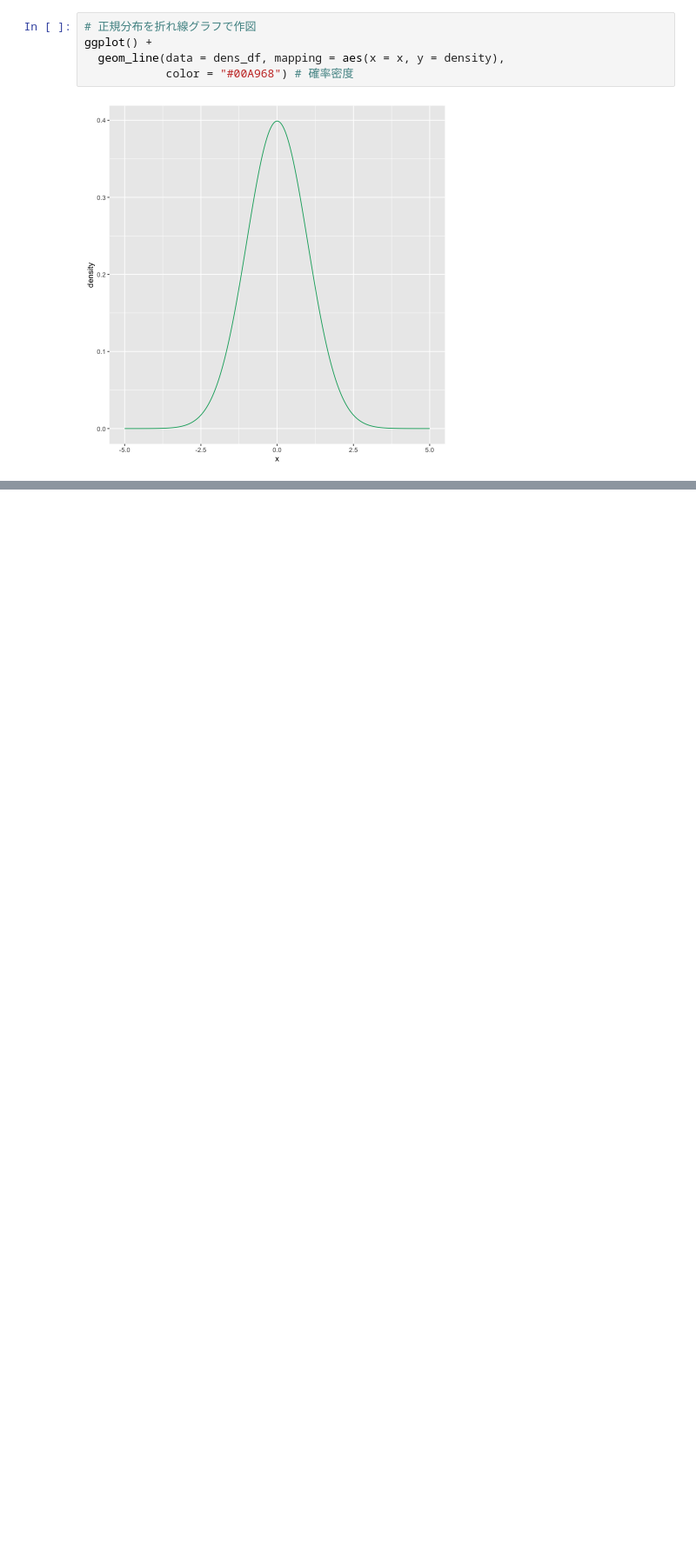
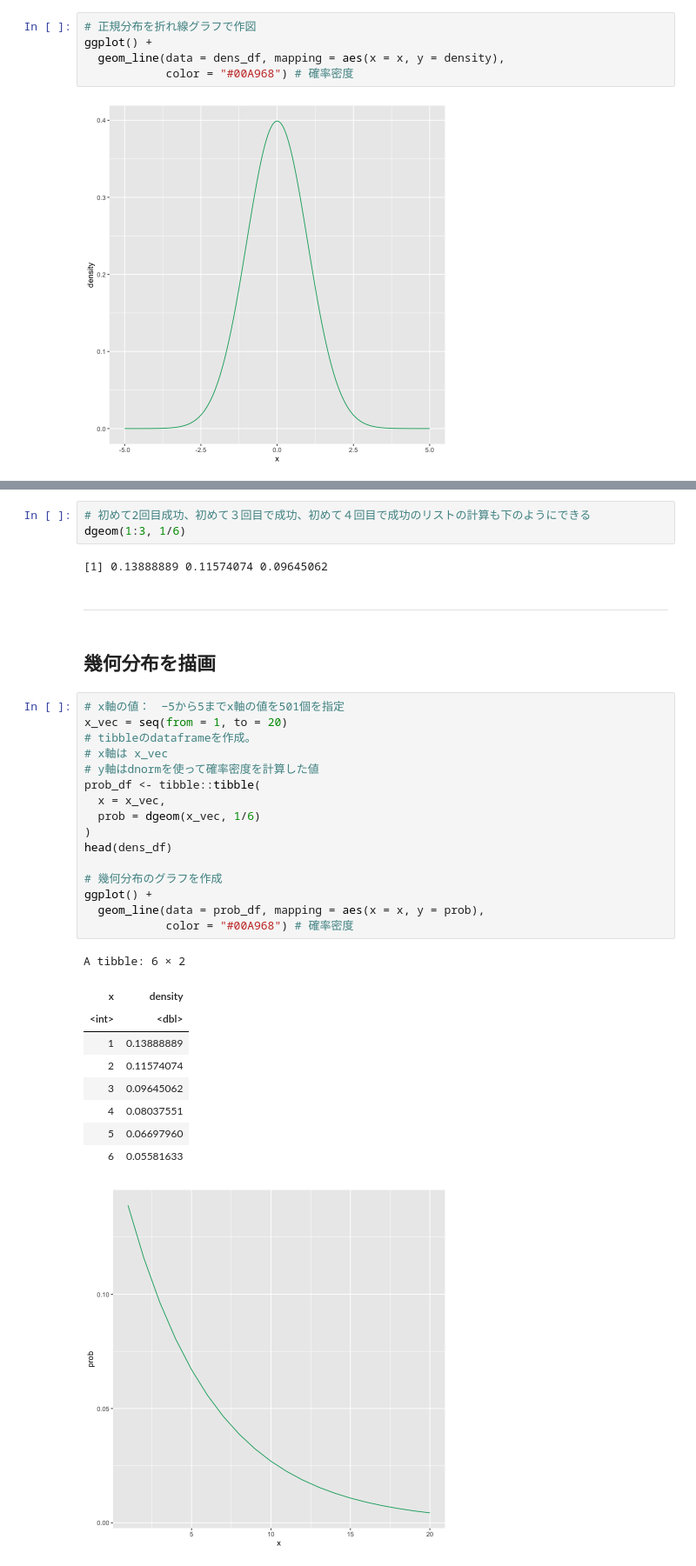
Before and after one commit to wang-zhijun/learn-statistics, a Jupyter notebook: learn-r.ipynb, the cells around one changed output, grey strips where cells are left out. Shown at 87% size. Saved outputs shown, nothing was run; the diff lists cells and outputs as text; blank space fills up the shorter version.

```diff
--- a/learn-r.ipynb
+++ b/learn-r.ipynb
@@ -513,0 +534,36 @@ mean(x_vec)
+# %%
+# 初めて2回目成功、初めて３回目で成功、初めて４回目で成功のリストの計算も下のようにできる
+dgeom(1:3, 1/6)
+# %% [output]
+[1] 0.13888889 0.11574074 0.09645062
+# %% [markdown]
+---
+# %% [markdown]
+## 幾何分布を描画
+# %%
+# x軸の値：　−5から5までx軸の値を501個を指定
+x_vec = seq(from = 1, to = 20)
+# tibbleのdataframeを作成。
+# x軸は x_vec
+# y軸はdnormを使って確率密度を計算した値
+prob_df <- tibble::tibble(
+  x = x_vec,
+  prob = dgeom(x_vec, 1/6)
+)
+head(dens_df)
+
+# 幾何分布のグラフを作成
+ggplot() +
+  geom_line(data = prob_df, mapping = aes(x = x, y = prob),
+            color = "#00A968") # 確率密度
+# %% [output]
+A tibble: 6 × 2
+| x | density |
+| <int> | <dbl> |
+| 1 | 0.13888889 |
+| 2 | 0.11574074 |
+| 3 | 0.09645062 |
+| 4 | 0.08037551 |
+| 5 | 0.06697960 |
+| 6 | 0.05581633 |
+[figure, added]
```
Also changed, not shown: parts of 4 cells of this notebook.
